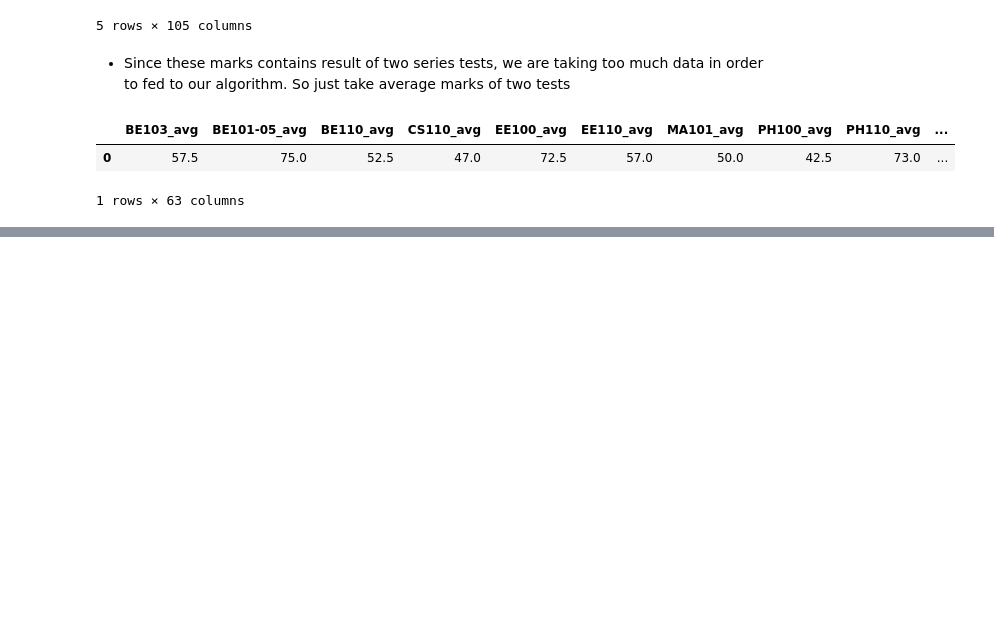
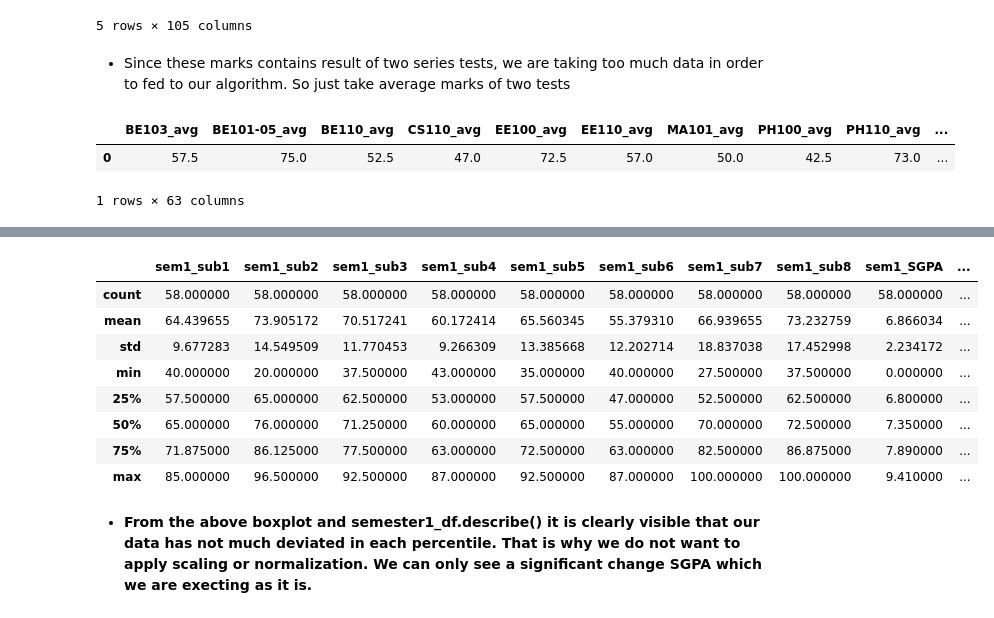
Before and after one commit to arunksoman/GPA_Prediction, a Jupyter notebook: GPA_Calculation.ipynb, the cells around one changed output, grey strips where cells are left out. Saved outputs shown, nothing was run; the diff lists cells and outputs as text; code cells hidden in the pictures; blank space fills up the shorter version.

```diff
--- a/GPA_Calculation.ipynb
+++ b/GPA_Calculation.ipynb
@@ -197,0 +276,14 @@ new_df.to_csv('dataset/preprocessed_data.csv')
+# %%
+semester1_df.describe()
+# %% [output]
+|  | sem1_sub1 | sem1_sub2 | sem1_sub3 | sem1_sub4 | sem1_sub5 | sem1_sub6 | sem1_sub7 | sem1_sub8 | sem1_SGPA | ... |
+| count | 58.000000 | 58.000000 | 58.000000 | 58.000000 | 58.000000 | 58.000000 | 58.000000 | 58.000000 | 58.000000 | ... |
+| mean | 64.439655 | 73.905172 | 70.517241 | 60.172414 | 65.560345 | 55.379310 | 66.939655 | 73.232759 | 6.866034 | ... |
+| std | 9.677283 | 14.549509 | 11.770453 | 9.266309 | 13.385668 | 12.202714 | 18.837038 | 17.452998 | 2.234172 | ... |
+| min | 40.000000 | 20.000000 | 37.500000 | 43.000000 | 35.000000 | 40.000000 | 27.500000 | 37.500000 | 0.000000 | ... |
+| 25% | 57.500000 | 65.000000 | 62.500000 | 53.000000 | 57.500000 | 47.000000 | 52.500000 | 62.500000 | 6.800000 | ... |
+| 50% | 65.000000 | 76.000000 | 71.250000 | 60.000000 | 65.000000 | 55.000000 | 70.000000 | 72.500000 | 7.350000 | ... |
+| 75% | 71.875000 | 86.125000 | 77.500000 | 63.000000 | 72.500000 | 63.000000 | 82.500000 | 86.875000 | 7.890000 | ... |
+| max | 85.000000 | 96.500000 | 92.500000 | 87.000000 | 92.500000 | 87.000000 | 100.000000 | 100.000000 | 9.410000 | ... |
+# %% [markdown]
+* **From the above boxplot and semester1_df.describe() it is clearly visible that our data has not much deviated in each percentile. That is why we do not want to apply scaling or normalization. We can only see a significant change SGPA which we are execting as it is.**
```
Also changed, not shown: parts of 20 cells of this notebook, 4 other files.
